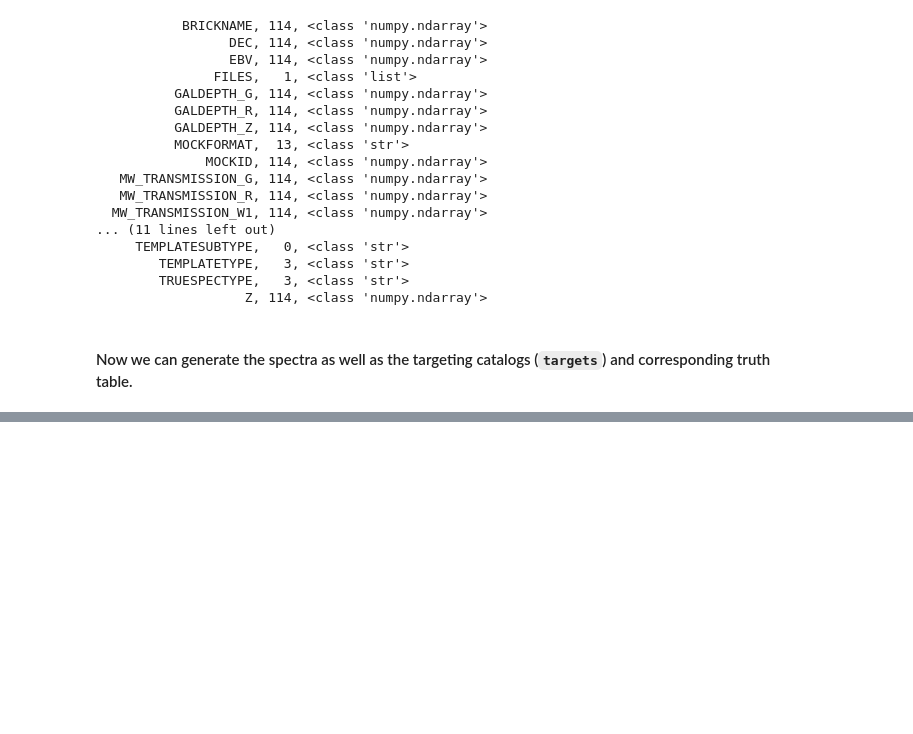
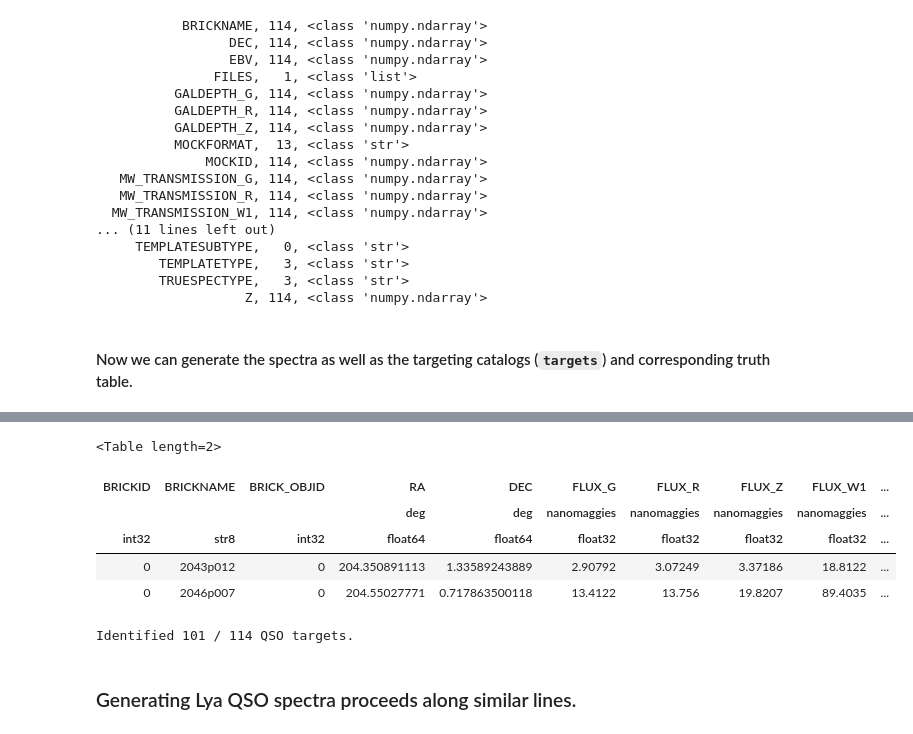
Before and after one commit to desihub/desitarget, a Jupyter notebook: doc/nb/connecting-mocks-and-spectra-examples.ipynb, the cells around one changed output, grey strips where cells are left out. Cells and saved outputs as stored; diff of their text form; code cells hidden in the pictures; blank space fills up the shorter version.

```diff
--- a/doc/nb/connecting-mocks-and-spectra-examples.ipynb
+++ b/doc/nb/connecting-mocks-and-spectra-examples.ipynb
@@ -66,0 +123,16 @@ Wall time: 4.56 s
+# %%
+targets[:2]
+# %% [output]
+<Table length=2>
+| BRICKID | BRICKNAME | BRICK_OBJID | RA | DEC | FLUX_G | FLUX_R | FLUX_Z | FLUX_W1 | ... |
+|  |  |  | deg | deg | nanomaggies | nanomaggies | nanomaggies | nanomaggies | ... |
+| int32 | str8 | int32 | float64 | float64 | float32 | float32 | float32 | float32 | ... |
+| 0 | 2043p012 | 0 | 204.350891113 | 1.33589243889 | 2.90792 | 3.07249 | 3.37186 | 18.8122 | ... |
+| 0 | 2046p007 | 0 | 204.55027771 | 0.717863500118 | 13.4122 | 13.756 | 19.8207 | 89.4035 | ... |
+# %%
+keep = targets['DESI_TARGET'] != 0
+print('Identified {} / {} QSO targets.'.format(np.sum(keep), len(targets)))
+# %% [output]
+Identified 101 / 114 QSO targets.
+# %% [markdown]
+### Generating Lya QSO spectra proceeds along similar lines.
```
Also changed, not shown: parts of 27 cells of this notebook, 1 other file.
